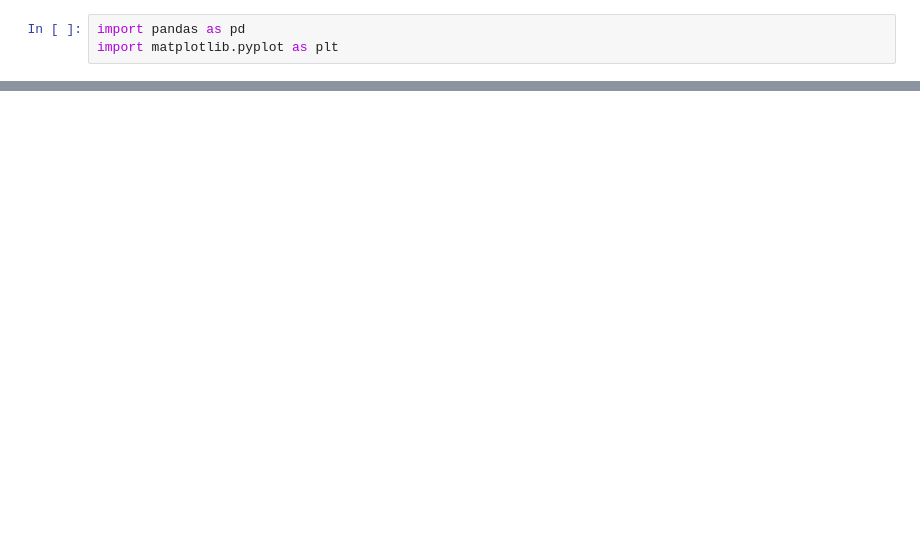
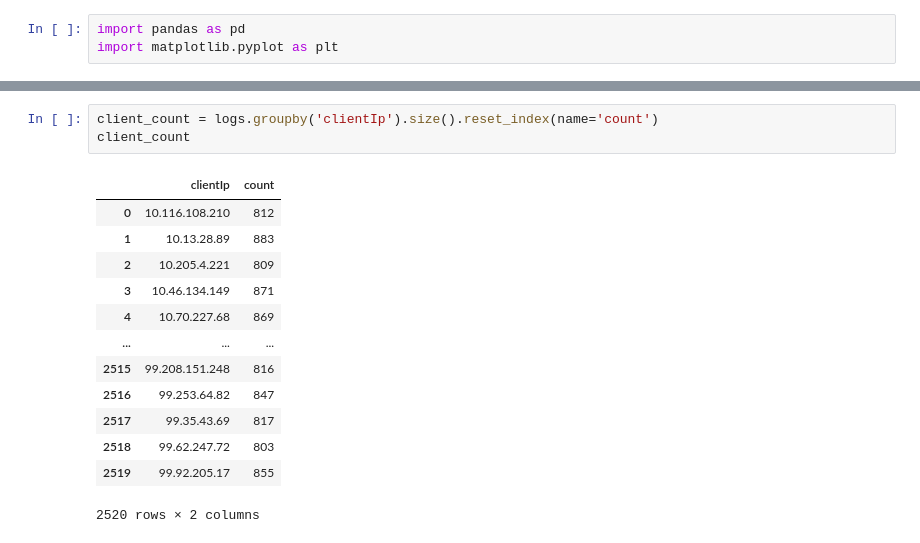
Before and after one commit to Olaf4000/randomAccessLogGeneration, a Jupyter notebook: vis.ipynb, the cells around one changed output, grey strips where cells are left out. Drawn from its saved outputs; the diff is of its cells as text; blank space fills up the shorter version.

```diff
--- a/vis.ipynb
+++ b/vis.ipynb
@@ -13,0 +14,17 @@ logs.head()
+# %%
+client_count = logs.groupby('clientIp').size().reset_index(name='count')
+client_count
+# %% [output]
+|  | clientIp | count |
+| 0 | 10.116.108.210 | 812 |
+| 1 | 10.13.28.89 | 883 |
+| 2 | 10.205.4.221 | 809 |
+| 3 | 10.46.134.149 | 871 |
+| 4 | 10.70.227.68 | 869 |
+| ... | ... | ... |
+| 2515 | 99.208.151.248 | 816 |
+| 2516 | 99.253.64.82 | 847 |
+| 2517 | 99.35.43.69 | 817 |
+| 2518 | 99.62.247.72 | 803 |
+| 2519 | 99.92.205.17 | 855 |
+2520 rows × 2 columns
```
Also changed, not shown: parts of 5 cells of this notebook, 1 other file.
